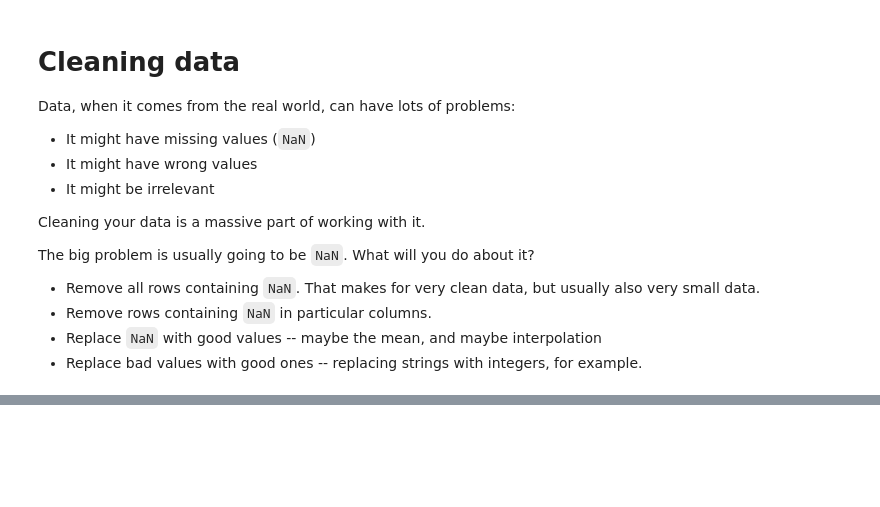
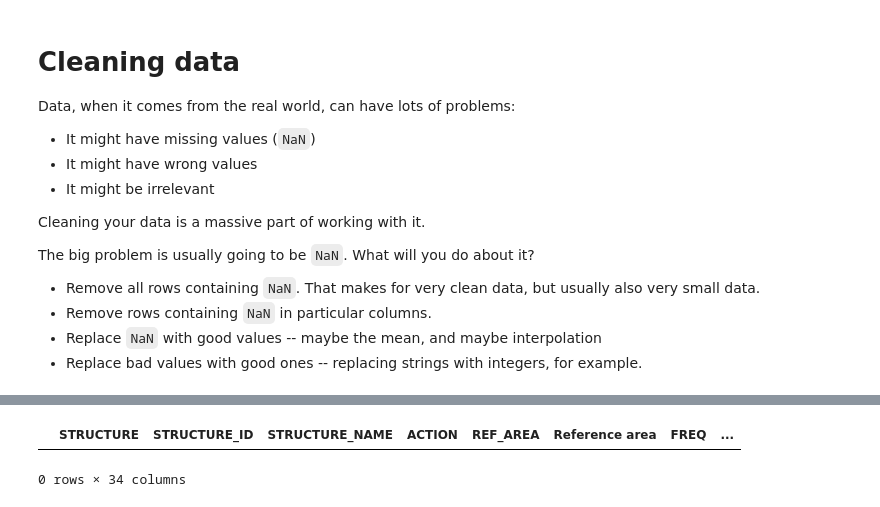
Before and after one commit to reuven/OReilly-PythonData-2026-06, a Jupyter notebook: OReilly-PythonData-2026-06-22.ipynb, the cells around one changed output, grey strips where cells are left out. Cells and saved outputs as stored; diff of their text form; code cells hidden in the pictures; blank space fills up the shorter version.

```diff
--- a/OReilly-PythonData-2026-06-22.ipynb
+++ b/OReilly-PythonData-2026-06-22.ipynb
@@ -1166,0 +1183,8 @@ The big problem is usually going to be `NaN`. What will you do about it?
+# %%
+# Remove all rows containing NaN. That makes for very clean data, but usually also very small data.
+
+inflation_df = pd.read_csv('bw-175-oecd.csv')
+inflation_df.dropna()  # remove all rows containing any NaN at all
+# %% [output]
+|  | STRUCTURE | STRUCTURE_ID | STRUCTURE_NAME | ACTION | REF_AREA | Reference area | FREQ | ... |
+0 rows × 34 columns
```
Also changed, not shown: parts of 2 cells of this notebook.
